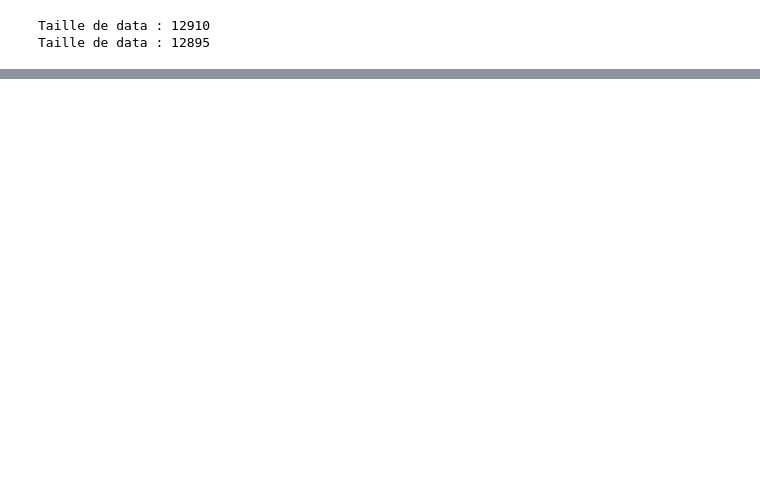
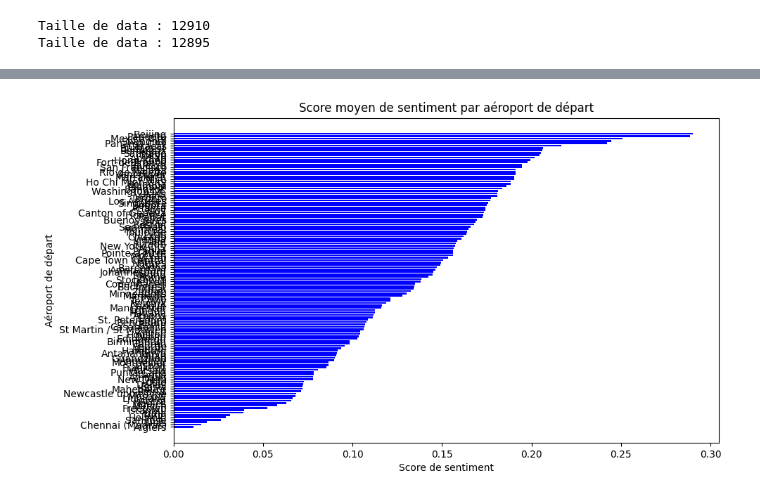
Before and after one commit to KV2TS/webscrapping, a Jupyter notebook: nlp.ipynb, the cells around one changed output, grey strips where cells are left out. Drawn from its saved outputs; the diff is of its cells as text; code cells hidden in the pictures; blank space fills up the shorter version.

```diff
--- a/nlp.ipynb
+++ b/nlp.ipynb
@@ -46,0 +109,5 @@ memory usage: 504.4+ KB
+# %%
+tendances_end = data.groupby('end').agg(sentiment_moyen=('sentiment', 'mean'), nombre_commentaires=('sentiment', 'size')).reset_index()
+tendances_end = tendances_end[tendances_end['nombre_commentaires'] > 10]
+tendances_end = tendances_end.sort_values(by='sentiment_moyen')
+print(tendances_end)
@@ -46,0 +149,9 @@ memory usage: 504.4+ KB
+# %%
+plt.figure(figsize=(10, 6))
+plt.barh(tendances_end['end'], tendances_end['sentiment_moyen'], color='blue')
+plt.title("Score moyen de sentiment par aéroport de départ")
+plt.xlabel("Score de sentiment")
+plt.ylabel("Aéroport de départ")
+plt.show()
+# %% [output]
+[figure, added]
```
Also changed, not shown: parts of 12 cells of this notebook.
